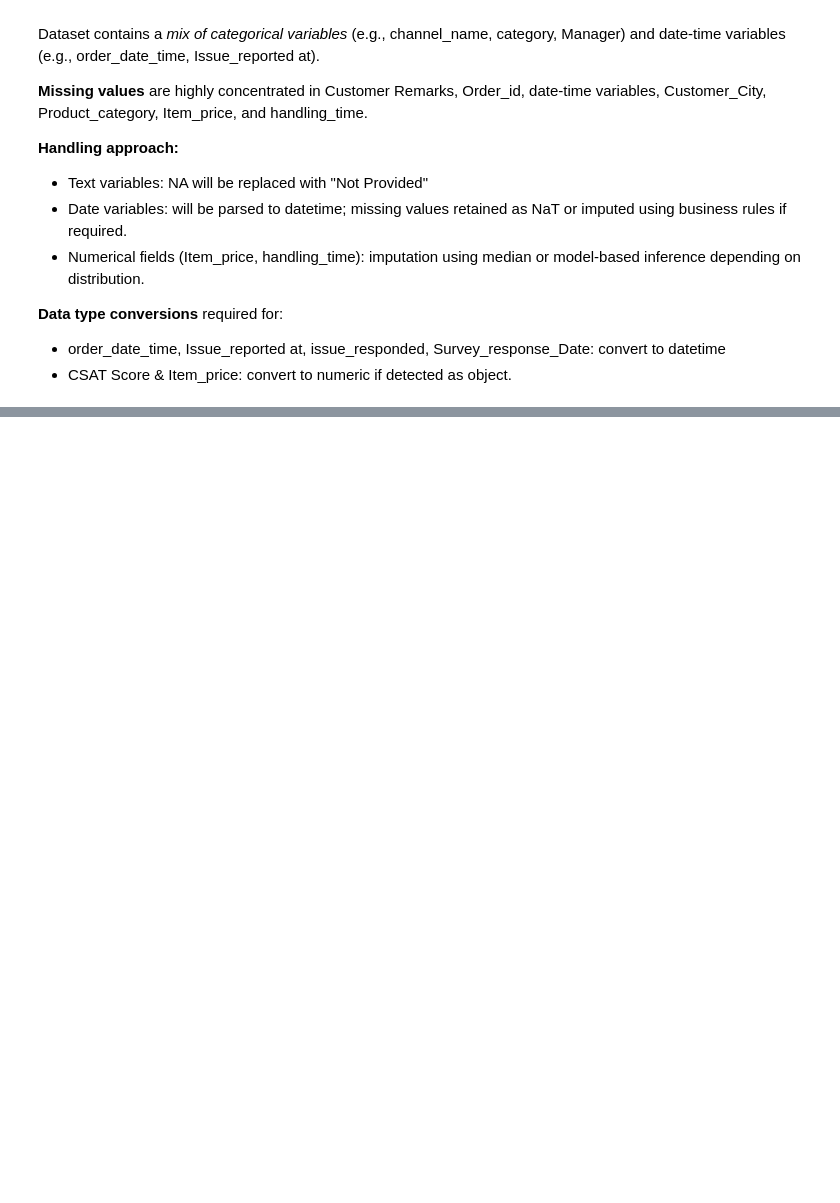
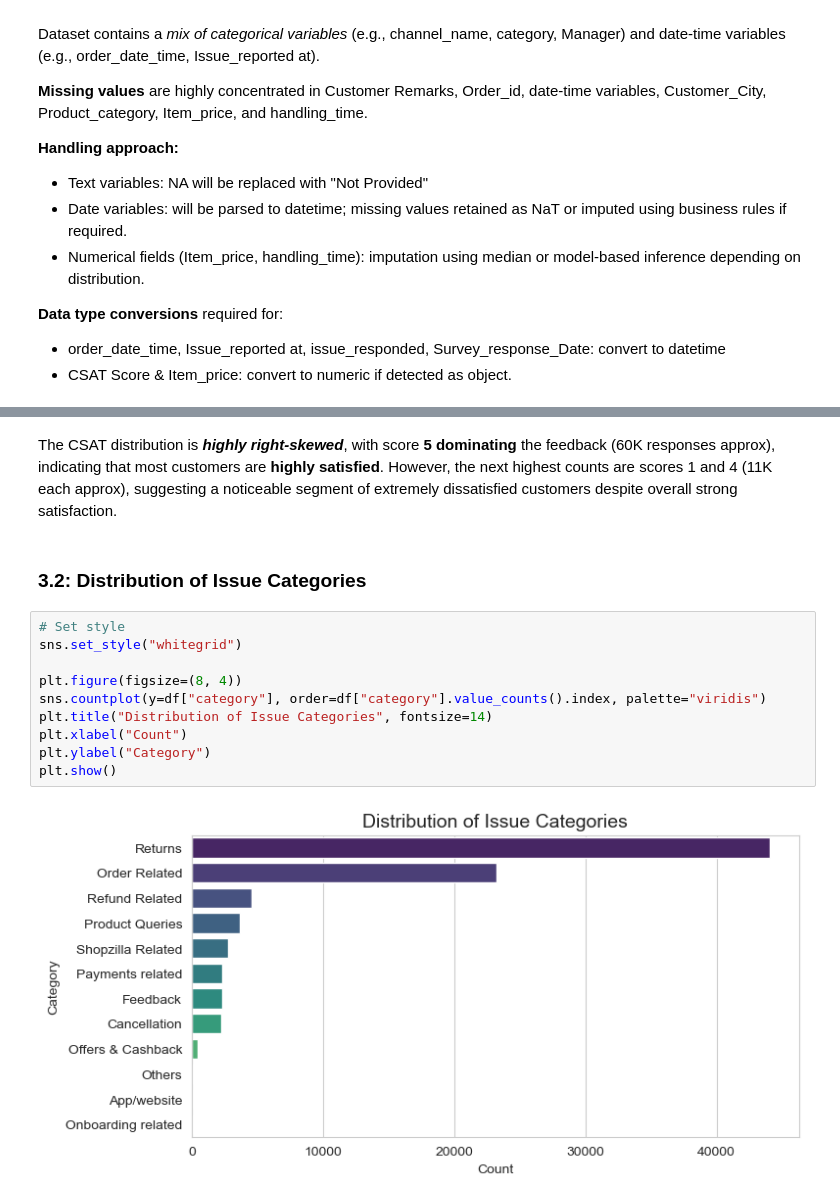
Before and after one commit to AimanSahay/CSAT-E-Commerce-Customer-Satisfaction-Score-Prediction---Deep-Learning-ANNs-, a Jupyter notebook: Mod_4_Spl_DeepCSAT - E-Commerce Customer Satisfaction Score Prediction.ipynb, the cells around one changed output, grey strips where cells are left out. Saved outputs shown, nothing was run; the diff lists cells and outputs as text; blank space fills up the shorter version.

```diff
--- a/Mod_4_Spl_DeepCSAT - E-Commerce Customer Satisfaction Score Prediction.ipynb
+++ b/Mod_4_Spl_DeepCSAT - E-Commerce Customer Satisfaction Score Prediction.ipynb
@@ -305,0 +344,16 @@ Dataset contains a *mix of categorical variables* (e.g., channel_name, category,
+# %% [markdown]
+The CSAT distribution is ***highly right-skewed***, with score **5 dominating** the feedback (60K responses approx), indicating that most customers are **highly satisfied**. However, the next highest counts are scores 1 and 4 (11K each approx), suggesting a noticeable segment of extremely dissatisfied customers despite overall strong satisfaction.
+# %% [markdown]
+### 3.2: Distribution of Issue Categories
+# %%
+# Set style
+sns.set_style("whitegrid")
+
+plt.figure(figsize=(8, 4))
+sns.countplot(y=df["category"], order=df["category"].value_counts().index, palette="viridis")
+plt.title("Distribution of Issue Categories", fontsize=14)
+plt.xlabel("Count")
+plt.ylabel("Category")
+plt.show()
+# %% [output]
+[figure, added]
```
Also changed, not shown: parts of 47 cells of this notebook.
